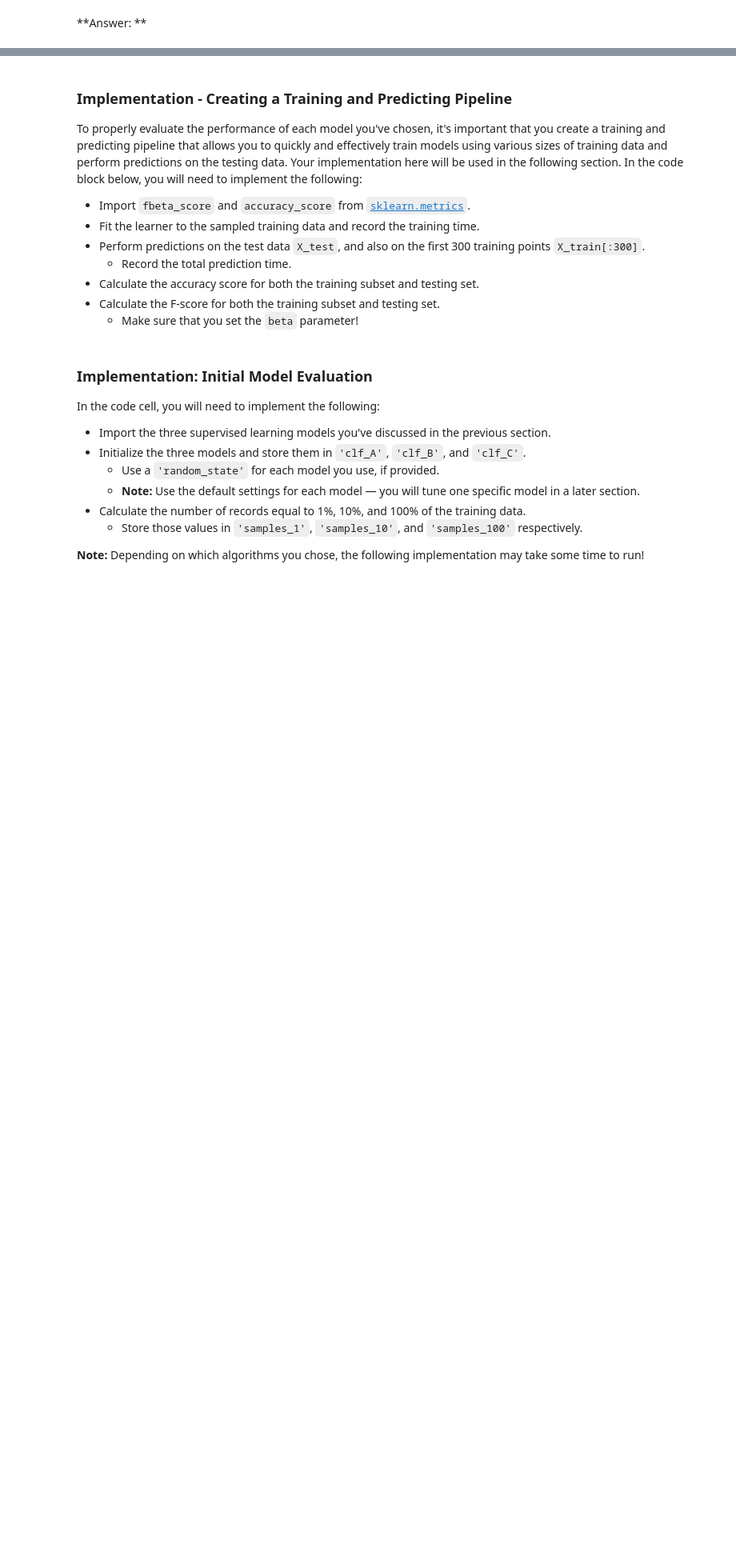
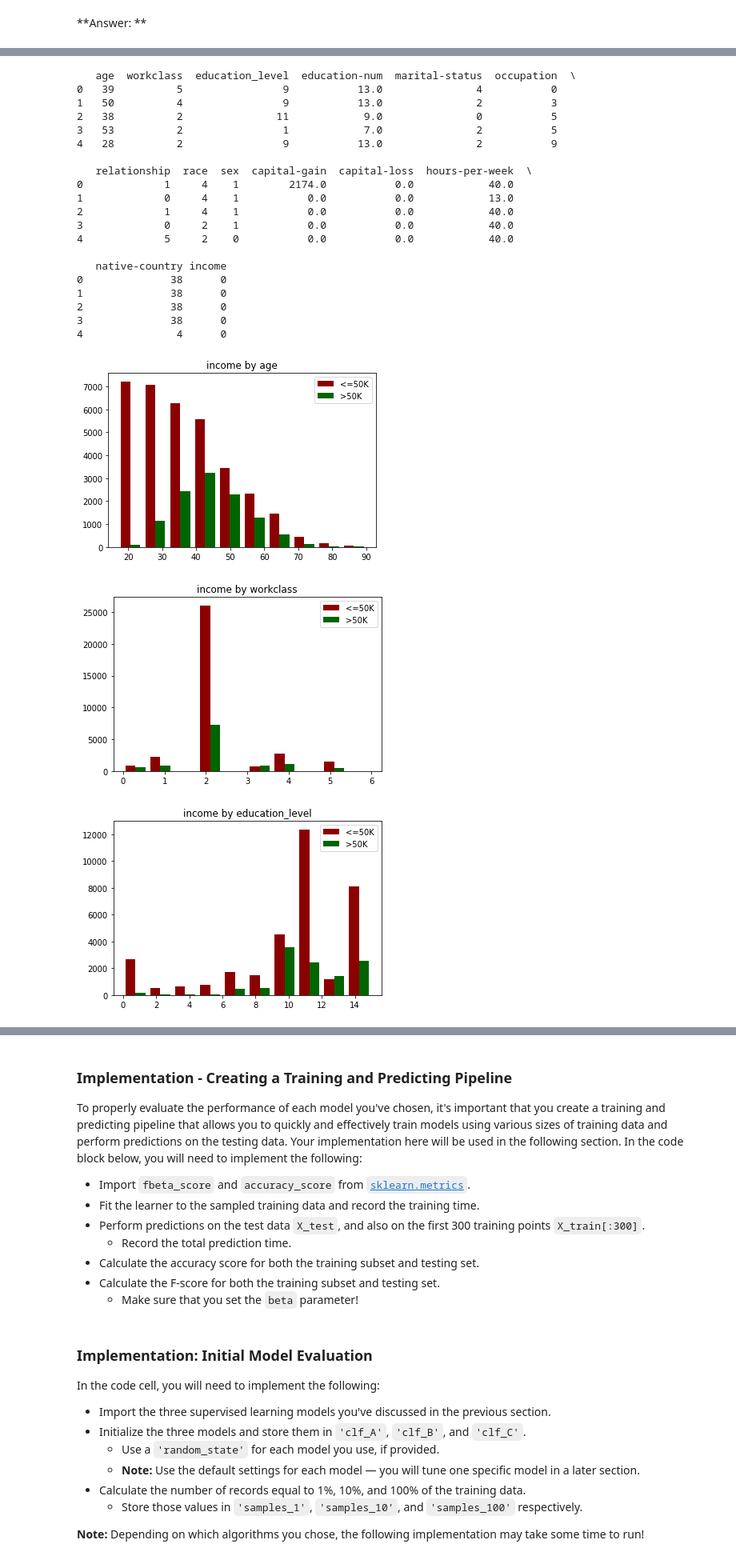
Before and after one commit to diogodutra/finding_donors, a Jupyter notebook: finding_donors.ipynb, the cells around one changed output, grey strips where cells are left out. Shown at 80% size. Drawn from its saved outputs; the diff is of its cells as text; code cells hidden in the pictures; blank space fills up the shorter version.

```diff
--- a/finding_donors.ipynb
+++ b/finding_donors.ipynb
@@ -310,0 +304,50 @@ Structure your answer in the same format as above^, with 4 parts for each of the
+# %%
+df = data
+print(df.head(5))
+#df.hist()
+
+import matplotlib.pyplot as plt
+
+def hist_features(df, label):
+    colors = ['DarkRed', 'DarkGreen']
+    names = ['<=50K', '>50K']
+
+    n_plots = df.shape[1]-1
+    i_plot = 0
+    for i in df.columns: #bug, check for axis_y existance in data
+        if i!=label:
+            plt.figure(i_plot)
+            i_plot += 1
+            #plt.subplot(n_plots, 3, i_plot)
+            #plt.subplot(1, 1, 1)
+            x1 = list(df[df[label] == 0][i])
+            x2 = list(df[df[label] == 1][i])
+            plt.hist([x1, x2], color = colors, label=names)
+            plt.legend()
+            plt.title(label +' by ' + i)
+
+hist_features(df, 'income')
+# %% [output]
+   age  workclass  education_level  education-num  marital-status  occupation  \
+0   39          5                9           13.0               4           0
+1   50          4                9           13.0               2           3
+2   38          2               11            9.0               0           5
+3   53          2                1            7.0               2           5
+4   28          2                9           13.0               2           9
+
+   relationship  race  sex  capital-gain  capital-loss  hours-per-week  \
+0             1     4    1        2174.0           0.0            40.0
+1             0     4    1           0.0           0.0            13.0
+2             1     4    1           0.0           0.0            40.0
+3             0     2    1           0.0           0.0            40.0
+4             5     2    0           0.0           0.0            40.0
+
+   native-country income
+0              38      0
+1              38      0
+2              38      0
+3              38      0
+4               4      0
+[figure, added]
+[figure, added]
+[figure, added]
```
Also changed, not shown: parts of 9 cells of this notebook.
